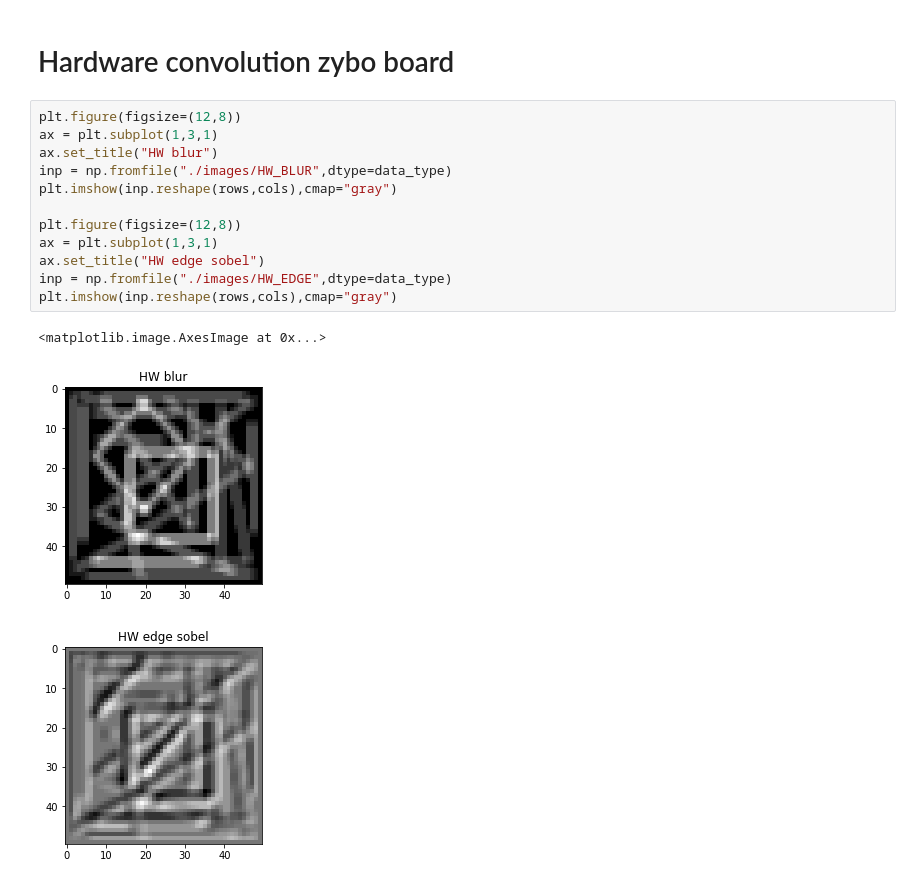
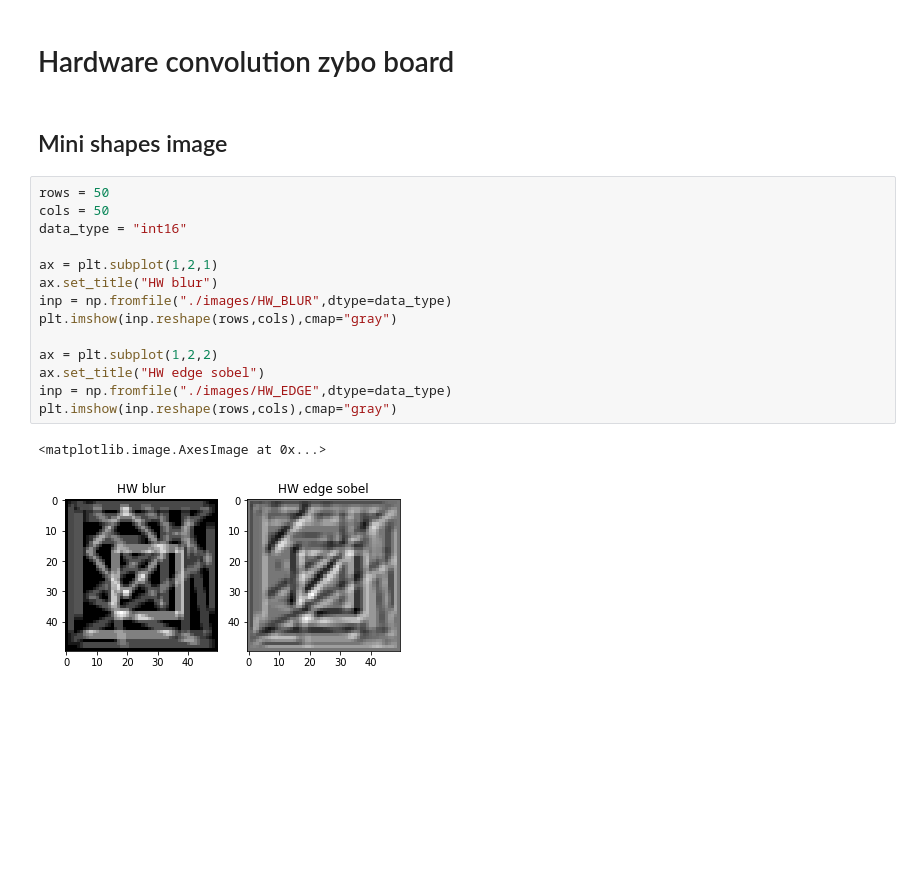
Before and after one commit to GuidoBallabio/embeddedPython, a Jupyter notebook: read_img_from_file.ipynb, the cells around one changed output. Drawn from its saved outputs; the diff is of its cells as text; blank space fills up the shorter version.

```diff
--- a/read_img_from_file.ipynb
+++ b/read_img_from_file.ipynb
@@ -108,19 +112,22 @@ plt.savefig("ZYBO_swtest.pdf")
 [figure]
 # %% [markdown]
 # Hardware convolution zybo board
+# %% [markdown]
+## Mini shapes image
 # %%
-plt.figure(figsize=(12,8))
-ax = plt.subplot(1,3,1)
+rows = 50
+cols = 50
+data_type = "int16"
+
+ax = plt.subplot(1,2,1)
 ax.set_title("HW blur")
 inp = np.fromfile("./images/HW_BLUR",dtype=data_type)
 plt.imshow(inp.reshape(rows,cols),cmap="gray")
 
-plt.figure(figsize=(12,8))
-ax = plt.subplot(1,3,1)
+ax = plt.subplot(1,2,2)
 ax.set_title("HW edge sobel")
 inp = np.fromfile("./images/HW_EDGE",dtype=data_type)
 plt.imshow(inp.reshape(rows,cols),cmap="gray")
 # %% [output]
 <matplotlib.image.AxesImage at 0x...>
-[figure, old version]
+[figure, new version]
-[figure, removed]
```
Also changed, not shown: parts of 6 cells of this notebook, 16 other files.
